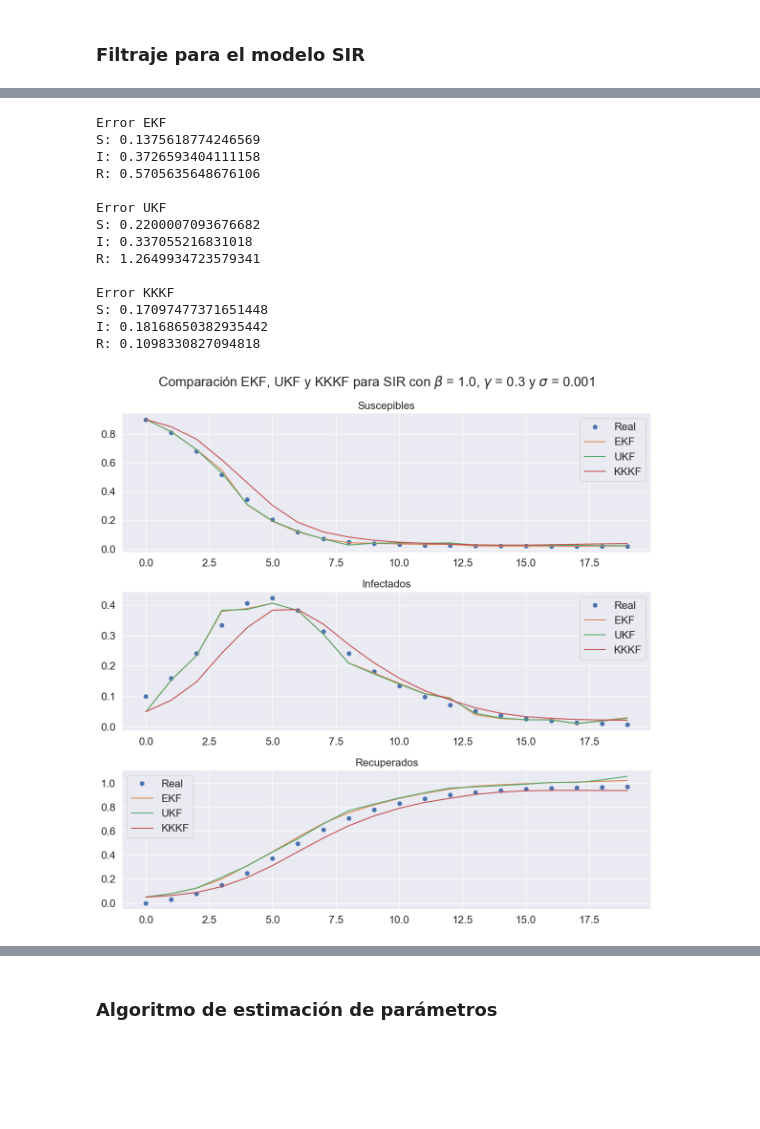
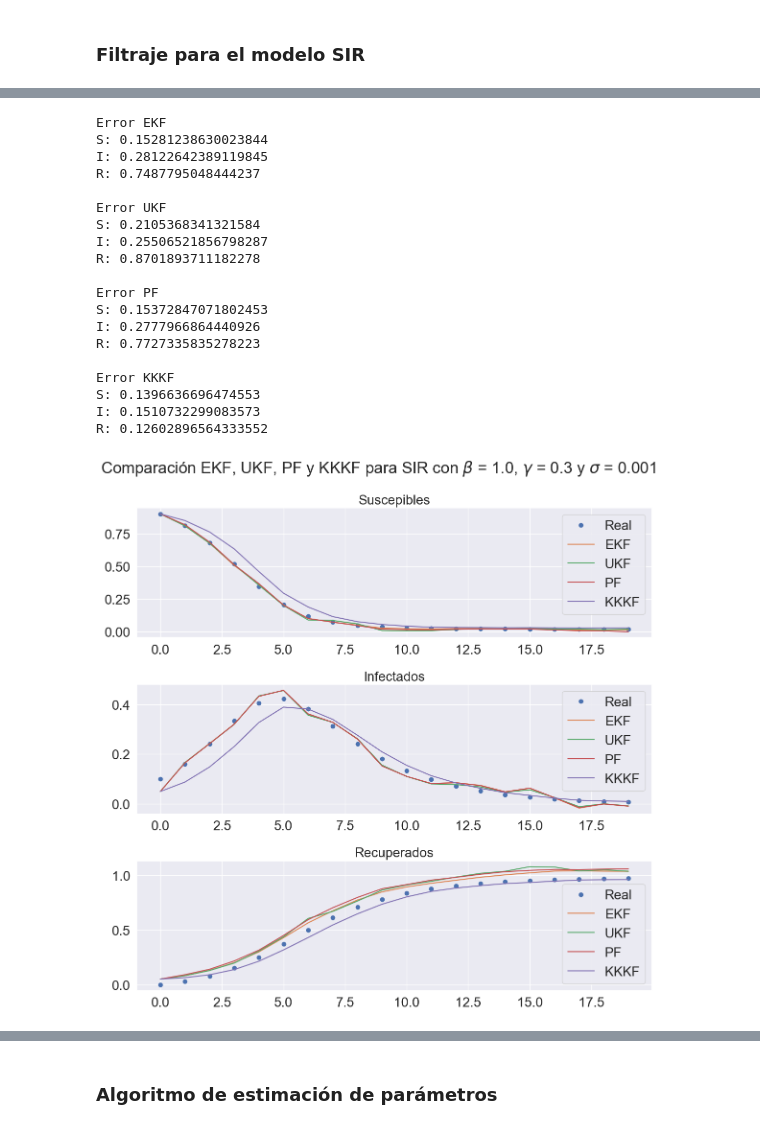
Before and after one commit to diegoolguinw/Koopman_nonlinear_filter, a Jupyter notebook: notebooks/chapter4.ipynb, the cells around one changed output, grey strips where cells are left out. Saved outputs shown, nothing was run; the diff lists cells and outputs as text; code cells hidden in the pictures; blank space fills up the shorter version.

```diff
--- a/notebooks/chapter4.ipynb
+++ b/notebooks/chapter4.ipynb
@@ -660,11 +700,14 @@ def compare_nonlinear_filters(x0, x0_prior, f, g, X_dist, Q, R, N, iters):
     # UKF
     x_ukf, P_ukf = UnscentedKalmanFilter(y.T, f, g, Q, R, x0_prior.mean, P0)
 
+    # PF
+    x_pf = ParticleFilter(y.T, f, g, Q, R, x0_prior.mean, P0)
+
     # KKF
     sol_kkkf = kkkf.apply_koopman_kalman_filter(koopman, y.T, x0_prior, N)
     x_kkkf, P_kkkf = sol_kkkf.x_plus.T, sol_kkkf.Px_plus
 
-    return x, x_ekf, x_ukf, x_kkkf
+    return x, x_ekf, x_ukf, x_pf, x_kkkf
 # %%
 # Función de observación
 g = lambda x: np.array([x[1]])
@@ -706,7 +749,7 @@ f = lambda x: x + np.array([
 ])
 
 # Soluciones
-x, x_ekf, x_ukf, x_kkkf = compare_nonlinear_filters(x0, x0_prior, f, g, X_dist, Q, R, N, iters)
+x, x_ekf, x_ukf, x_pf, x_kkkf = compare_nonlinear_filters(x0, x0_prior, f, g, X_dist, Q, R, N, iters)
 
 # Gráfico
 fig, ax = plt.subplots(3, 1, figsize=(12, 12))
@@ -714,6 +757,7 @@ fig, ax = plt.subplots(3, 1, figsize=(12, 12))
 ax[0].plot(x[0, :], 'o', label='Real')
 ax[0].plot(x_ekf[:, 0], label='EKF')
 ax[0].plot(x_ukf[:, 0], label='UKF')
+ax[0].plot(x_pf[:, 0], label='PF')
 ax[0].plot(x_kkkf.T[:, 0], label='KKKF')
 ax[0].set_title('Suscepibles')
 ax[0].legend()
@@ -721,6 +765,7 @@ ax[0].legend()
 ax[1].plot(x[1, :], 'o', label='Real')
 ax[1].plot(x_ekf[:, 1], label='EKF')
 ax[1].plot(x_ukf[:, 1], label='UKF')
+ax[1].plot(x_pf[:, 1], label='PF')
 ax[1].plot(x_kkkf.T[:, 1], label='KKKF')
 ax[1].set_title('Infectados')
 ax[1].legend()
@@ -728,10 +773,11 @@ ax[1].legend()
 ax[2].plot(x[2, :], 'o', label='Real')
 ax[2].plot(x_ekf[:, 2], label='EKF')
 ax[2].plot(x_ukf[:, 2], label='UKF')
+ax[2].plot(x_pf[:, 2], label='PF')
 ax[2].plot(x_kkkf.T[:, 2], label='KKKF')
 ax[2].set_title('Recuperados')
 ax[2].legend()
-
-plt.suptitle(r'Comparación EKF, UKF y KKKF para SIR con $\beta$ = {}, $\gamma$ = {} y $\sigma$ = {}'.format(beta, gamma, sigma))
+plt.suptitle(r'Comparación EKF, UKF, PF y KKKF para SIR con $\beta$ = {}, $\gamma$ = {} y $\sigma$ = {}'.format(beta, gamma, sigma))
 plt.tight_layout()
+plt.savefig(img_path+'nonlinear_filters_sir_sigma_01.pdf')
 # %% [output]
@@ -789,7 +846,7 @@ f = lambda x: x + np.array([
 ])
 
 # Soluciones
-x, x_ekf, x_ukf, x_kkkf = compare_nonlinear_filters(x0, x0_prior, f, g, X_dist, Q, R, N, iters)
+x, x_ekf, x_ukf, x_pf, x_kkkf = compare_nonlinear_filters(x0, x0_prior, f, g, X_dist, Q, R, N, iters)
 
 # Gráfico
 fig, ax = plt.subplots(3, 1, figsize=(12, 12))
@@ -797,6 +854,7 @@ fig, ax = plt.subplots(3, 1, figsize=(12, 12))
 ax[0].plot(x[0, :], 'o', label='Real')
 ax[0].plot(x_ekf[:, 0], label='EKF')
 ax[0].plot(x_ukf[:, 0], label='UKF')
+ax[0].plot(x_pf[:, 0], label='PF')
 ax[0].plot(x_kkkf.T[:, 0], label='KKKF')
 ax[0].set_title('Suscepibles')
 ax[0].legend()
@@ -804,6 +862,7 @@ ax[0].legend()
 ax[1].plot(x[1, :], 'o', label='Real')
 ax[1].plot(x_ekf[:, 1], label='EKF')
 ax[1].plot(x_ukf[:, 1], label='UKF')
+ax[1].plot(x_pf[:, 1], label='PF')
 ax[1].plot(x_kkkf.T[:, 1], label='KKKF')
 ax[1].set_title('Infectados')
 ax[1].legend()
@@ -811,10 +870,12 @@ ax[1].legend()
 ax[2].plot(x[2, :], 'o', label='Real')
 ax[2].plot(x_ekf[:, 2], label='EKF')
 ax[2].plot(x_ukf[:, 2], label='UKF')
+ax[2].plot(x_pf[:, 2], label='PF')
 ax[2].plot(x_kkkf.T[:, 2], label='KKKF')
 ax[2].set_title('Recuperados')
 ax[2].legend()
 
-plt.suptitle(r'Comparación EKF, UKF y KKKF para SIR con $\beta$ = {}, $\gamma$ = {} y $\sigma$ = {}'.format(beta, gamma, sigma))
+plt.suptitle(r'Comparación EKF, UKF, PF y KKKF para SIR con $\beta$ = {}, $\gamma$ = {} y $\sigma$ = {}'.format(beta, gamma, sigma))
 plt.tight_layout()
+plt.savefig(img_path+'nonlinear_filters_sir_sigma_001.pdf')
 # %% [output]
@@ -833,25 +894,36 @@ print(f"I: {np.linalg.norm(x_ukf[:, 1] - x[1, :])}")
 print(f"R: {np.linalg.norm(x_ukf[:, 2] - x[2, :])}")
 print('')
 
+print('Error PF')
+print(f"S: {np.linalg.norm(x_pf[:, 0] - x[0, :])}")
+print(f"I: {np.linalg.norm(x_pf[:, 1] - x[1, :])}")
+print(f"R: {np.linalg.norm(x_pf[:, 2] - x[2, :])}")
+print('')
+
 print('Error KKKF')
 print(f"S: {np.linalg.norm(x_kkkf.T[:, 0] - x[0, :])}")
 print(f"I: {np.linalg.norm(x_kkkf.T[:, 1] - x[1, :])}")
 print(f"R: {np.linalg.norm(x_kkkf.T[:, 2] - x[2, :])}")
 # %% [output]
 Error EKF
-S: 0.1375618774246569
-I: 0.3726593404111158
-R: 0.5705635648676106
+S: 0.15281238630023844
+I: 0.28122642389119845
+R: 0.7487795048444237
 
 Error UKF
-S: 0.2200007093676682
-I: 0.337055216831018
-R: 1.2649934723579341
+S: 0.2105368341321584
+I: 0.25506521856798287
+R: 0.8701893711182278
+
+Error PF
+S: 0.15372847071802453
+I: 0.2777966864440926
+R: 0.7727335835278223
 
 Error KKKF
-S: 0.17097477371651448
-I: 0.18168650382935442
-R: 0.1098330827094818
+S: 0.1396636696474553
+I: 0.1510732299083573
+R: 0.12602896564333552
 # %%
 # Testeo para modelo SIR
 
@@ -872,36 +944,40 @@ f = lambda x: x + np.array([
 ])
 
 # Soluciones
-x, x_ekf, x_ukf, x_kkkf = compare_nonlinear_filters(x0, x0_prior, f, g, X_dist, Q, R, N, iters)
+x, x_ekf, x_ukf, x_pf, x_kkkf = compare_nonlinear_filters(x0, x0_prior, f, g, X_dist, Q, R, N, iters)
 
 # Gráfico
 fig, ax = plt.subplots(3, 1, figsize=(12, 12))
 
 ax[0].plot(x[0, :], 'o', label='Real')
 ax[0].plot(x_ekf[:, 0], label='EKF')
 ax[0].plot(x_ukf[:, 0], label='UKF')
+ax[0].plot(x_pf[:, 0], label='PF')
 ax[0].plot(x_kkkf.T[:, 0], label='KKKF')
 ax[0].set_title('Suscepibles')
 ax[0].legend()
 
 ax[1].plot(x[1, :], 'o', label='Real')
 ax[1].plot(x_ekf[:, 1], label='EKF')
 ax[1].plot(x_ukf[:, 1], label='UKF')
+ax[1].plot(x_pf[:, 1], label='PF')
 ax[1].plot(x_kkkf.T[:, 1], label='KKKF')
 ax[1].set_title('Infectados')
 ax[1].legend()
 
 ax[2].plot(x[2, :], 'o', label='Real')
 ax[2].plot(x_ekf[:, 2], label='EKF')
 ax[2].plot(x_ukf[:, 2], label='UKF')
+ax[2].plot(x_pf[:, 2], label='PF')
 ax[2].plot(x_kkkf.T[:, 2], label='KKKF')
 ax[2].set_title('Recuperados')
 ax[2].legend()
 
-plt.suptitle(r'Comparación EKF, UKF y KKKF para SIR con $\beta$ = {}, $\gamma$ = {} y $\sigma$ = {}'.format(beta, gamma, sigma))
+plt.suptitle(r'Comparación EKF, UKF, PF y KKKF para SIR con $\beta$ = {}, $\gamma$ = {} y $\sigma$ = {}'.format(beta, gamma, sigma))
 plt.tight_layout()
+plt.savefig(img_path+'nonlinear_filters_sir_sigma_0001.pdf')
 # %% [output]
-[figure, old version]
+[figure, new version]
 # %%
 # Calcular el error de cada filtro
 print('Error EKF')
```
Also changed, not shown: parts of 51 cells of this notebook, 19 other files.
